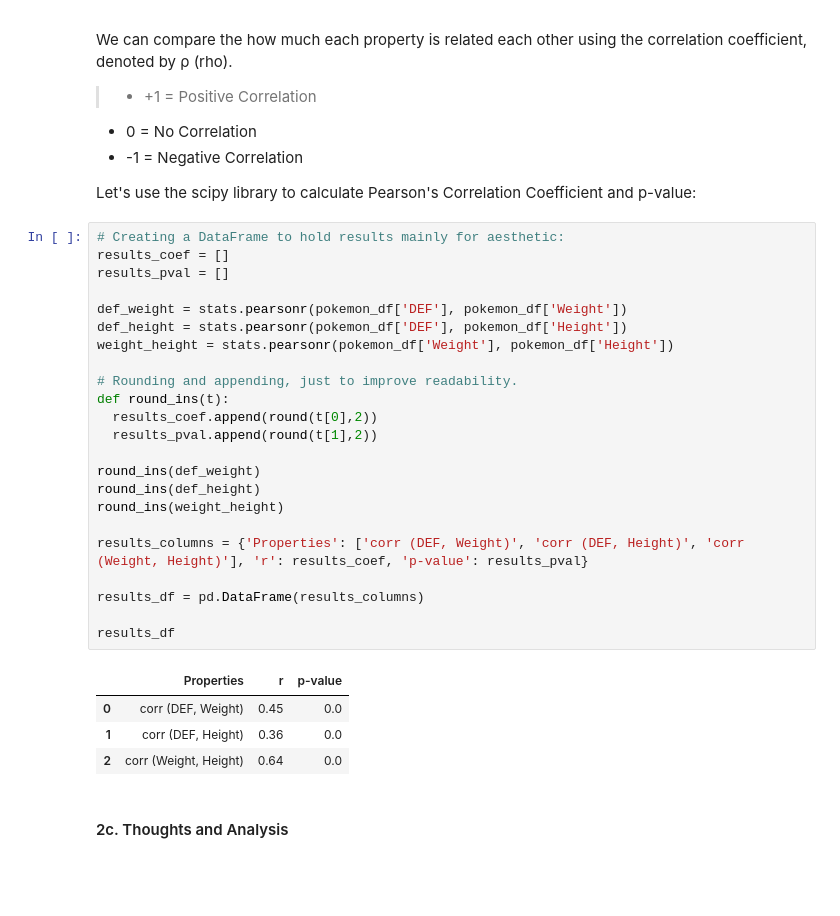
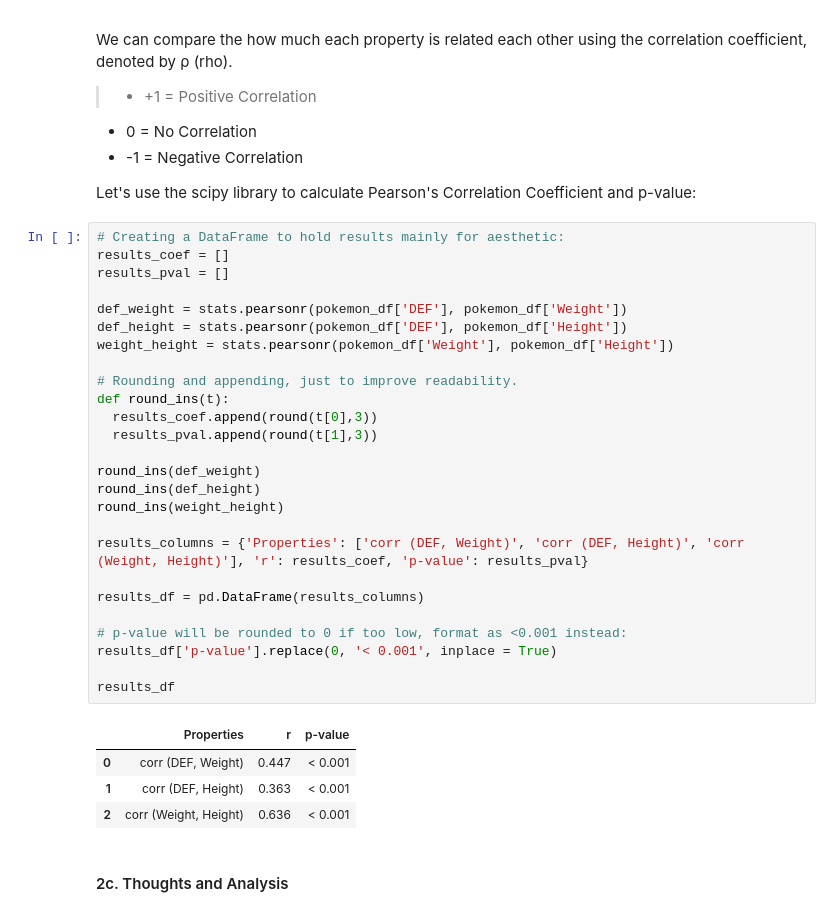
Before and after one commit to Mushtatoes/pokenalysis, a Jupyter notebook: Pokemon_Defense_to_Weight_Height_Correlation.ipynb, the cells around one changed output. Cells and saved outputs as stored; diff of their text form; blank space fills up the shorter version.

```diff
--- a/Pokemon_Defense_to_Weight_Height_Correlation.ipynb
+++ b/Pokemon_Defense_to_Weight_Height_Correlation.ipynb
@@ -171,31 +171,34 @@ Let's use the scipy library to calculate Pearson's Correlation Coefficient and p
 # %%
 # Creating a DataFrame to hold results mainly for aesthetic:
 results_coef = []
 results_pval = []
 
 def_weight = stats.pearsonr(pokemon_df['DEF'], pokemon_df['Weight'])
 def_height = stats.pearsonr(pokemon_df['DEF'], pokemon_df['Height'])
 weight_height = stats.pearsonr(pokemon_df['Weight'], pokemon_df['Height'])
 
 # Rounding and appending, just to improve readability.
 def round_ins(t):
-  results_coef.append(round(t[0],2))
-  results_pval.append(round(t[1],2))
+  results_coef.append(round(t[0],3))
+  results_pval.append(round(t[1],3))
 
 round_ins(def_weight)
 round_ins(def_height)
 round_ins(weight_height)
 
 results_columns = {'Properties': ['corr (DEF, Weight)', 'corr (DEF, Height)', 'corr (Weight, Height)'], 'r': results_coef, 'p-value': results_pval}
 
 results_df = pd.DataFrame(results_columns)
 
+# p-value will be rounded to 0 if too low, format as <0.001 instead:
+results_df['p-value'].replace(0, '< 0.001', inplace = True)
+
 results_df
 # %% [output]
 |  | Properties | r | p-value |
-| 0 | corr (DEF, Weight) | 0.45 | 0.0 |
-| 1 | corr (DEF, Height) | 0.36 | 0.0 |
-| 2 | corr (Weight, Height) | 0.64 | 0.0 |
+| 0 | corr (DEF, Weight) | 0.447 | < 0.001 |
+| 1 | corr (DEF, Height) | 0.363 | < 0.001 |
+| 2 | corr (Weight, Height) | 0.636 | < 0.001 |
 # %% [markdown]
 #### 2c. Thoughts and Analysis
 # %% [markdown]
```
Also changed, not shown: parts of 1 cell of this notebook.
